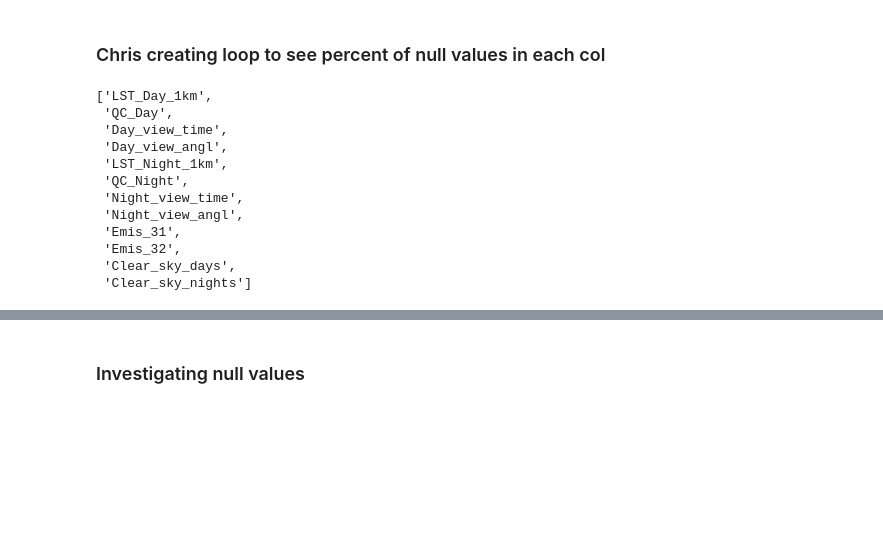
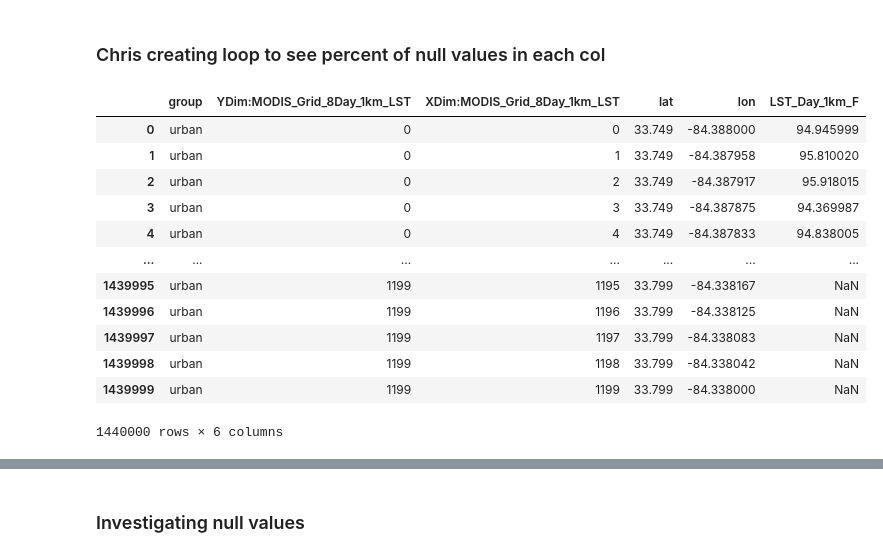
Before and after one commit to jirvingphd/nasa-earth-science, a Jupyter notebook: heat-island-analysis.ipynb, the cells around one changed output, grey strips where cells are left out. Drawn from its saved outputs; the diff is of its cells as text; code cells hidden in the pictures; blank space fills up the shorter version.

```diff
--- a/heat-island-analysis.ipynb
+++ b/heat-island-analysis.ipynb
@@ -1118,21 +1129,6 @@ ds_rural = save_coordinates(ds_rural, *lat_lons['rural']['lat'], *lat_lons['rura
 ds_urban = save_coordinates(ds_urban, *lat_lons['urban']['lat'], *lat_lons['urban']['lon'])
 # %% [markdown]
 ### Chris creating loop to see percent of null values in each col
-# %%
-list(ds_urban.keys())
-# %% [output]
-['LST_Day_1km',
- 'QC_Day',
- 'Day_view_time',
- 'Day_view_angl',
- 'LST_Night_1km',
- 'QC_Night',
- 'Night_view_time',
- 'Night_view_angl',
- 'Emis_31',
- 'Emis_32',
- 'Clear_sky_days',
- 'Clear_sky_nights']
 # %%
 i_sel = 1
 df_rural = ds_rural['LST_Day_1km'].isel(time=i_sel).to_dataframe().reset_index()
@@ -1163,3 +1159,21 @@ def check_for_nans(df):
         all_time_df.append(temp_df)
 
     return pd.concat(all_time_df, axis=1)
+# %%
+i = 0
+loop_df = ds_urban['LST_Day_1km_F'].isel(time=i).to_dataframe().reset_index()
+loop_df
+# %% [output]
+|  | group | YDim:MODIS_Grid_8Day_1km_LST | XDim:MODIS_Grid_8Day_1km_LST | lat | lon | LST_Day_1km_F |
+| 0 | urban | 0 | 0 | 33.749 | -84.388000 | 94.945999 |
+| 1 | urban | 0 | 1 | 33.749 | -84.387958 | 95.810020 |
+| 2 | urban | 0 | 2 | 33.749 | -84.387917 | 95.918015 |
+| 3 | urban | 0 | 3 | 33.749 | -84.387875 | 94.369987 |
+| 4 | urban | 0 | 4 | 33.749 | -84.387833 | 94.838005 |
+| ... | ... | ... | ... | ... | ... | ... |
+| 1439995 | urban | 1199 | 1195 | 33.799 | -84.338167 | NaN |
+| 1439996 | urban | 1199 | 1196 | 33.799 | -84.338125 | NaN |
+| 1439997 | urban | 1199 | 1197 | 33.799 | -84.338083 | NaN |
+| 1439998 | urban | 1199 | 1198 | 33.799 | -84.338042 | NaN |
+| 1439999 | urban | 1199 | 1199 | 33.799 | -84.338000 | NaN |
+1440000 rows × 6 columns
```
Also changed, not shown: parts of 13 cells of this notebook.
